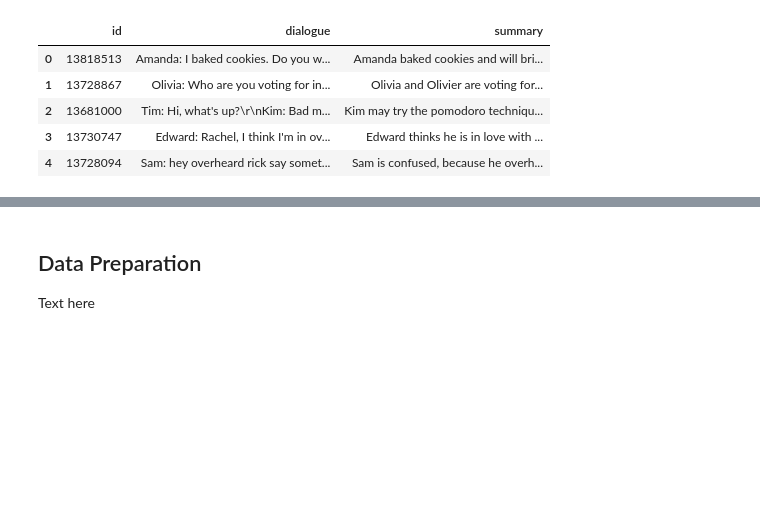
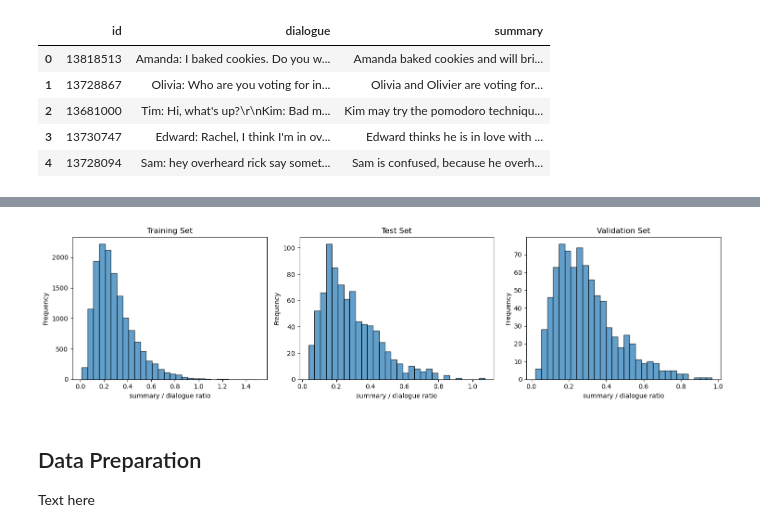
Before and after one commit to marhas109/MH_DS_Capstone_Project_3, a Jupyter notebook: MH_DS_Capstone_Project3.ipynb, the cells around one changed output, grey strips where cells are left out. Cells and saved outputs as stored; diff of their text form; code cells hidden in the pictures; blank space fills up the shorter version.

```diff
--- a/MH_DS_Capstone_Project3.ipynb
+++ b/MH_DS_Capstone_Project3.ipynb
@@ -97,3 +131,29 @@ df_samsum_train.describe(), df_samsum_test.describe(), df_samsum_val.describe()
+# %%
+# 2nd figure with 3 side by side subplots
+fig, axes = plt.subplots(1, 3, figsize=(15, 4))
+
+# histogram of summary/ dialog ratio for training data
+axes[0].hist(df_train_copy['sum2diag'], bins=30, edgecolor='black', alpha=0.7)
+axes[0].set_title('Training Set')
+axes[0].set_xlabel('summary / dialogue ratio')
+axes[0].set_ylabel('Frequency')
+
+# histogram of summary/ dialog ratio for test data
+axes[1].hist(df_test_copy['sum2diag'], bins=30, edgecolor='black', alpha=0.7)
+axes[1].set_title('Test Set')
+axes[1].set_xlabel('summary / dialogue ratio')
+axes[1].set_ylabel('Frequency')
+
+# histogram of summary/ dialog ratio for validation data
+axes[2].hist(df_val_copy['sum2diag'], bins=30, edgecolor='black', alpha=0.7)
+axes[2].set_title('Validation Set')
+axes[2].set_xlabel('summary / dialogue ratio')
+axes[2].set_ylabel('Frequency')
+
+plt.tight_layout()
+plt.show()
+# %% [output]
+[figure, added]
 # %% [markdown]
 ## Data Preparation
 Text here
```
Also changed, not shown: parts of 17 cells of this notebook.
